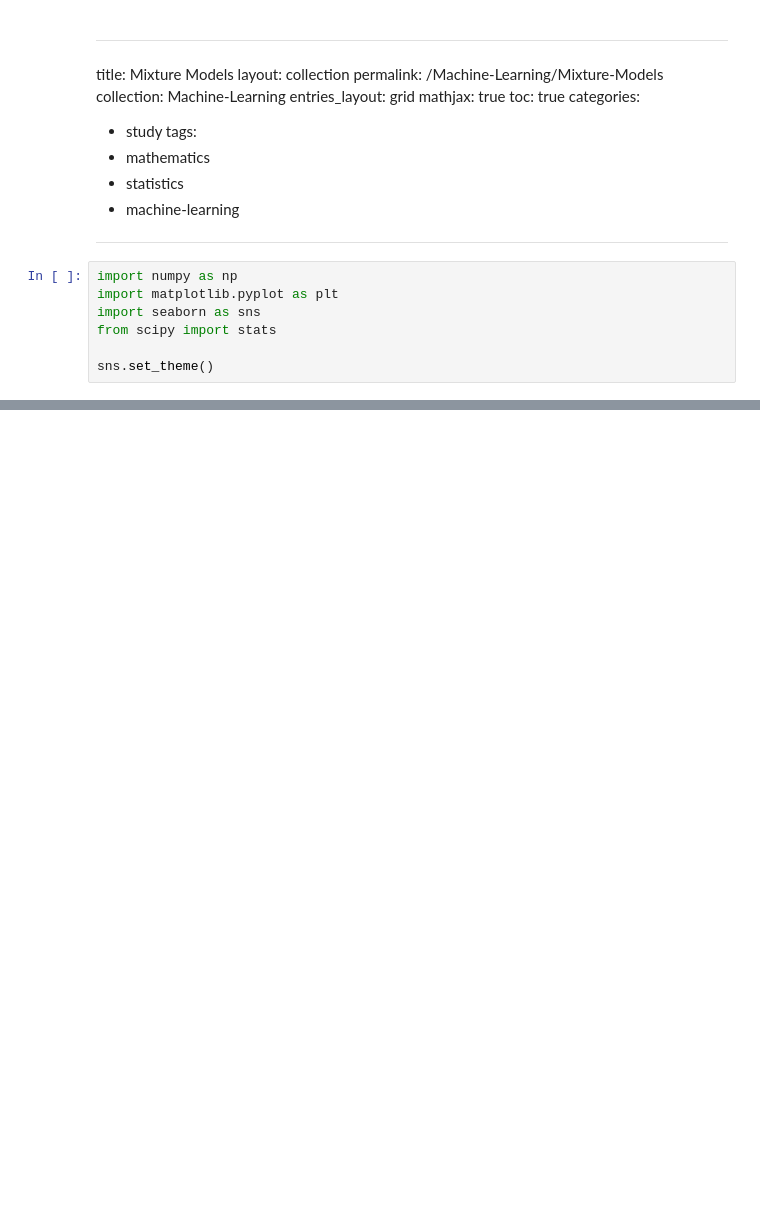
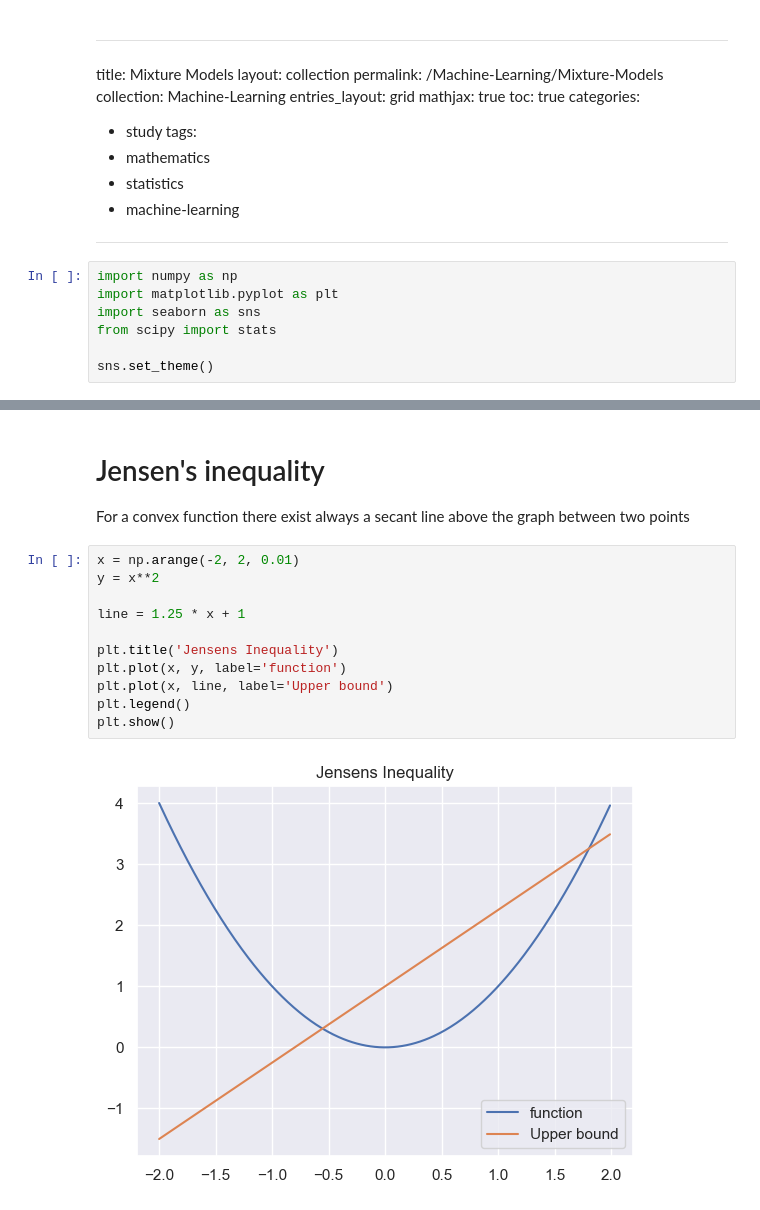
Before and after one commit to MathieuGr02/mathieugr.github.io, a Jupyter notebook: _notebooks/Machine-Learning/09-Mixture-Models.ipynb, the cells around one changed output, grey strips where cells are left out. Saved outputs shown, nothing was run; the diff lists cells and outputs as text; blank space fills up the shorter version.

```diff
--- a/_notebooks/Machine-Learning/09-Mixture-Models.ipynb
+++ b/_notebooks/Machine-Learning/09-Mixture-Models.ipynb
@@ -51,0 +156,17 @@ This then is an example of a large calss of latent variable models (LVM).
+# %% [markdown]
+# Jensen's inequality
+
+For a convex function there exist always a secant line above the graph between two points
+# %%
+x = np.arange(-2, 2, 0.01)
+y = x**2
+
+line = 1.25 * x + 1
+
+plt.title('Jensens Inequality')
+plt.plot(x, y, label='function')
+plt.plot(x, line, label='Upper bound')
+plt.legend()
+plt.show()
+# %% [output]
+[figure, added]
```
Also changed, not shown: parts of 15 cells of this notebook, 3 other files.
